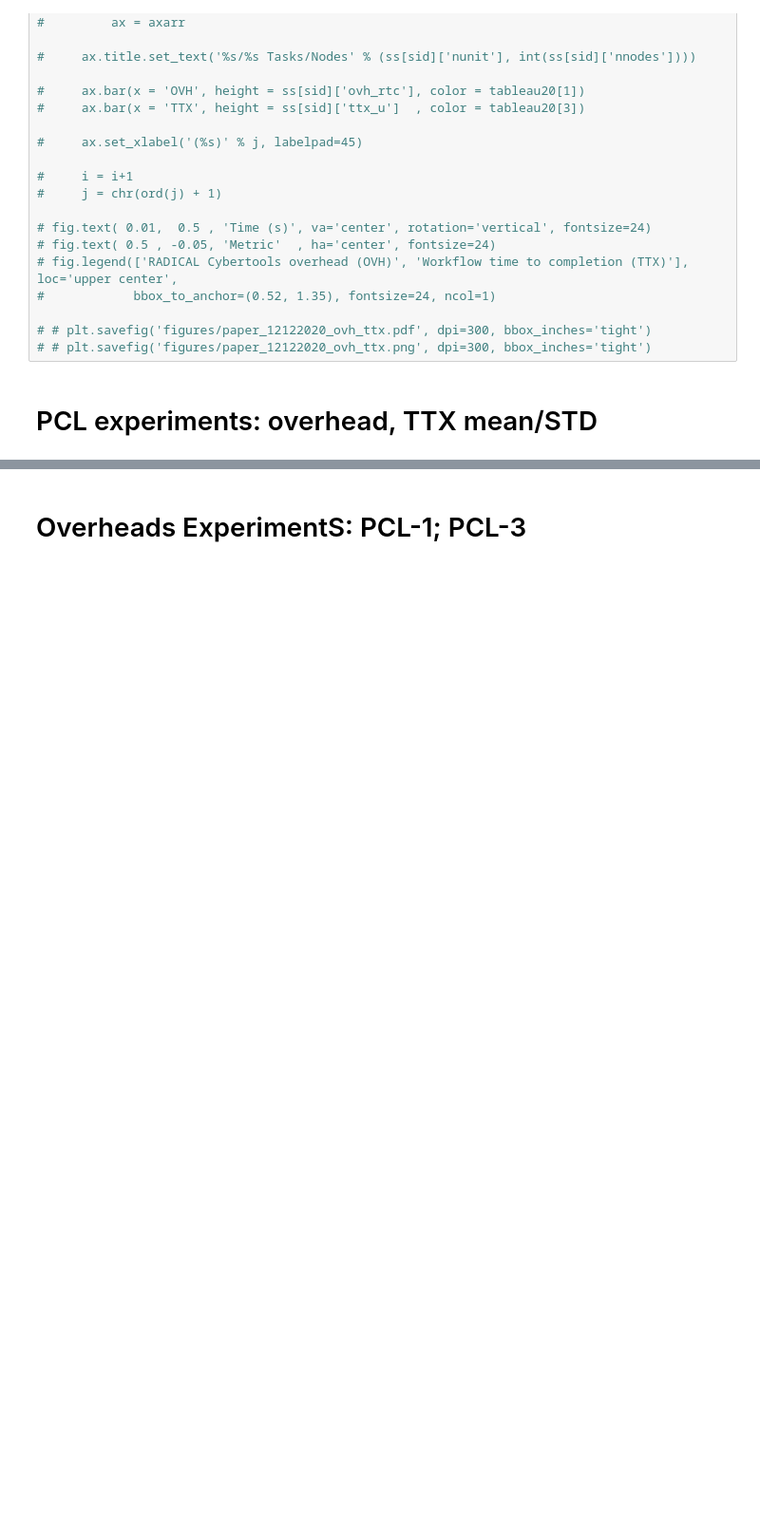
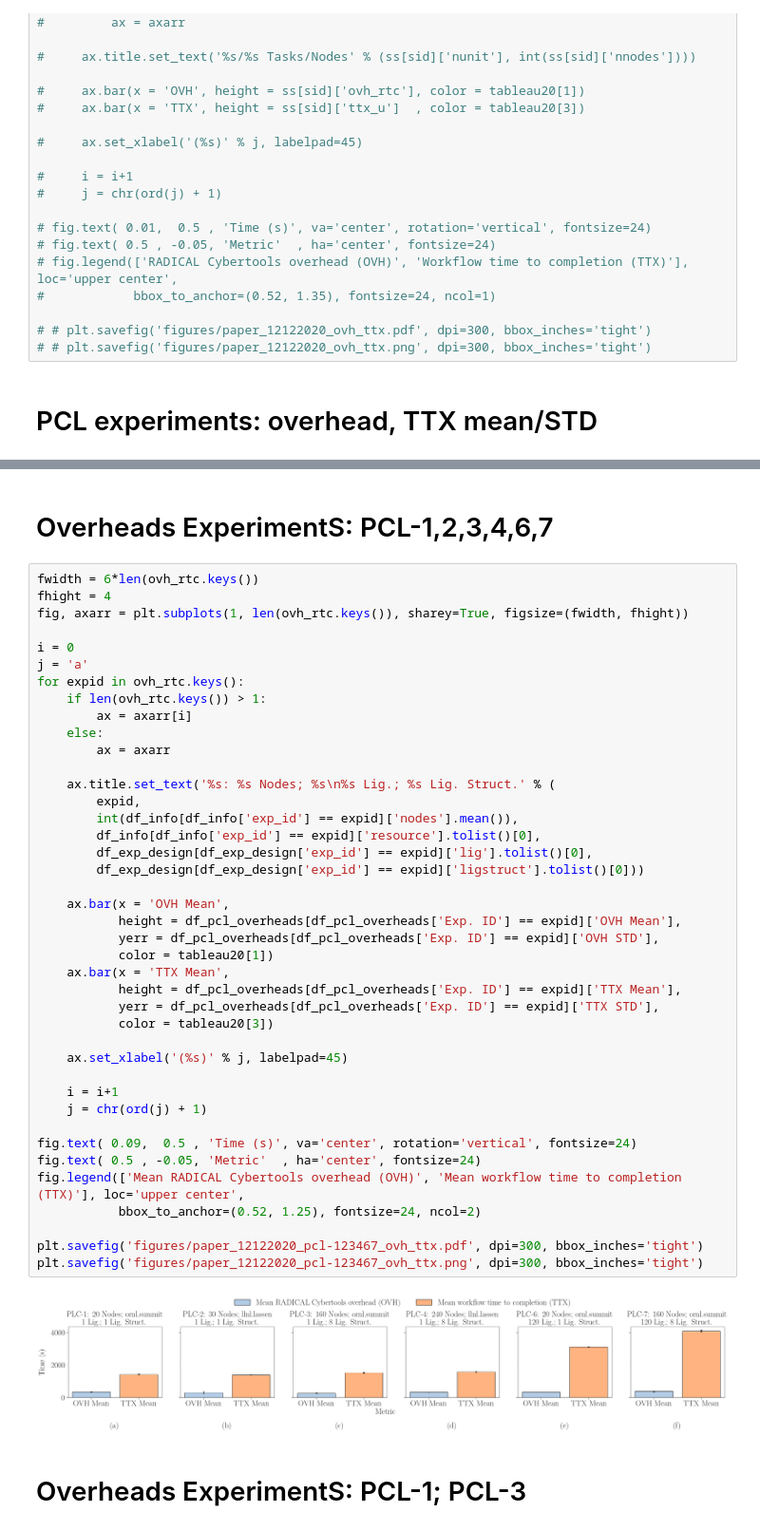
Before and after one commit to radical-experiments/deepdriveMD, a Jupyter notebook: analysis/paper_12122020.ipynb, the cells around one changed output, grey strips where cells are left out. Shown at 95% size. Saved outputs shown, nothing was run; the diff lists cells and outputs as text; blank space fills up the shorter version.

```diff
--- a/analysis/paper_12122020.ipynb
+++ b/analysis/paper_12122020.ipynb
@@ -310,5 +332,50 @@ df_pcl_overheads
 | 4 | PLC-6 | 3112.333333 | 20.336065 | 325.841052 | 5.319423 |
 | 5 | PLC-7 | 4092.333333 | 53.243675 | 375.985624 | 34.409088 |
+# %% [markdown]
+# Overheads ExperimentS: PCL-1,2,3,4,6,7
+# %%
+fwidth = 6*len(ovh_rtc.keys())
+fhight = 4
+fig, axarr = plt.subplots(1, len(ovh_rtc.keys()), sharey=True, figsize=(fwidth, fhight))
+
+i = 0
+j = 'a'
+for expid in ovh_rtc.keys():
+    if len(ovh_rtc.keys()) > 1:
+        ax = axarr[i]
+    else:
+        ax = axarr
+
+    ax.title.set_text('%s: %s Nodes; %s\n%s Lig.; %s Lig. Struct.' % (
+        expid,
+        int(df_info[df_info['exp_id'] == expid]['nodes'].mean()),
+        df_info[df_info['exp_id'] == expid]['resource'].tolist()[0],
+        df_exp_design[df_exp_design['exp_id'] == expid]['lig'].tolist()[0],
+        df_exp_design[df_exp_design['exp_id'] == expid]['ligstruct'].tolist()[0]))
+
+    ax.bar(x = 'OVH Mean',
+           height = df_pcl_overheads[df_pcl_overheads['Exp. ID'] == expid]['OVH Mean'],
+           yerr = df_pcl_overheads[df_pcl_overheads['Exp. ID'] == expid]['OVH STD'],
+           color = tableau20[1])
+    ax.bar(x = 'TTX Mean',
+           height = df_pcl_overheads[df_pcl_overheads['Exp. ID'] == expid]['TTX Mean'],
+           yerr = df_pcl_overheads[df_pcl_overheads['Exp. ID'] == expid]['TTX STD'],
+           color = tableau20[3])
+
+    ax.set_xlabel('(%s)' % j, labelpad=45)
+
+    i = i+1
+    j = chr(ord(j) + 1)
+
+fig.text( 0.09,  0.5 , 'Time (s)', va='center', rotation='vertical', fontsize=24)
+fig.text( 0.5 , -0.05, 'Metric'  , ha='center', fontsize=24)
+fig.legend(['Mean RADICAL Cybertools overhead (OVH)', 'Mean workflow time to completion (TTX)'], loc='upper center',
+           bbox_to_anchor=(0.52, 1.25), fontsize=24, ncol=2)
+
+plt.savefig('figures/paper_12122020_pcl-123467_ovh_ttx.pdf', dpi=300, bbox_inches='tight')
+plt.savefig('figures/paper_12122020_pcl-123467_ovh_ttx.png', dpi=300, bbox_inches='tight')
+# %% [output]
+[figure, added]
 # %% [markdown]
 # Overheads ExperimentS: PCL-1; PCL-3
 # %%
```
Also changed, not shown: parts of 8 cells of this notebook, 8 other files.
